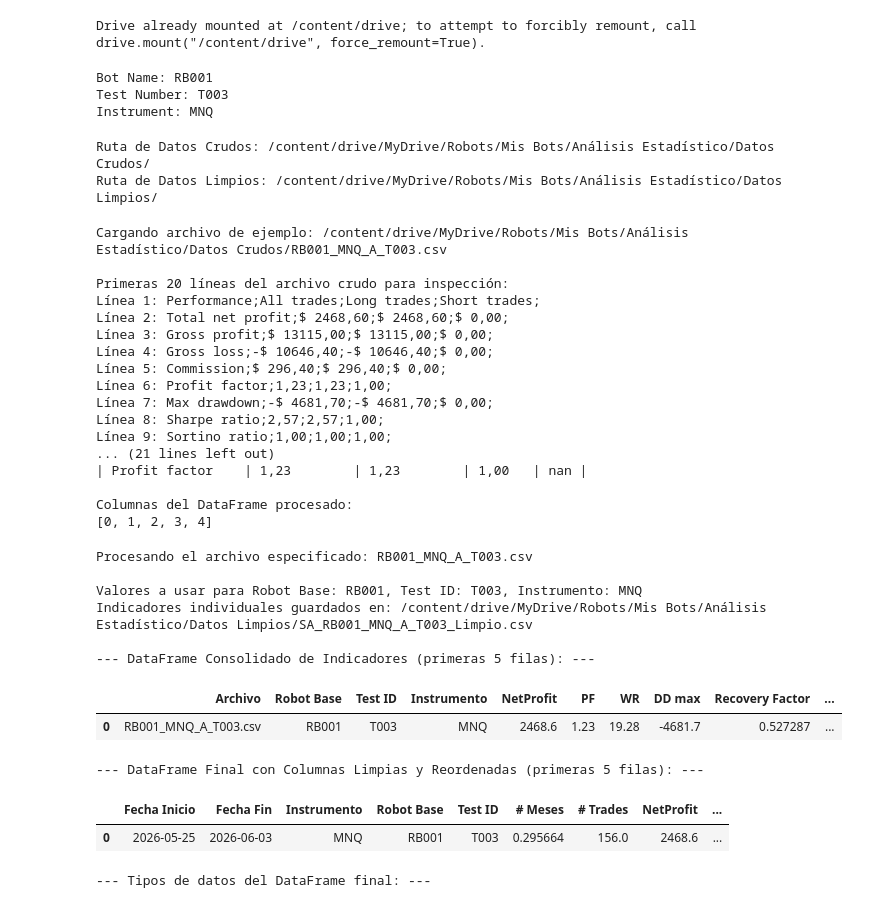
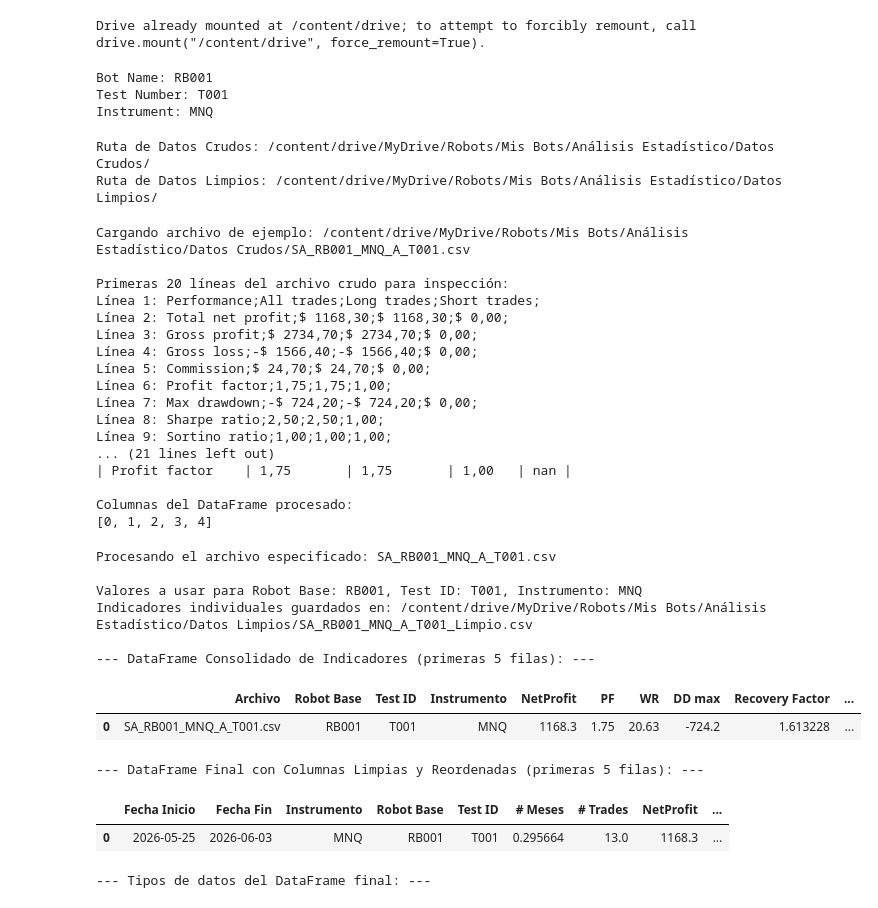
Before and after one commit to MarceCorreal2/Robots-NT, a Jupyter notebook: Procesamiento_Indicadores_Backtest_V3.ipynb, the cells around one changed output. Cells and saved outputs as stored; diff of their text form; code cells hidden in the pictures.

```diff
--- a/Procesamiento_Indicadores_Backtest_V3.ipynb
+++ b/Procesamiento_Indicadores_Backtest_V3.ipynb
@@ -32,7 +32,7 @@ Drive already mounted at /content/drive; to attempt to forcibly remount, call dr
 # Celda 3 — Definir Variables
 
 bot_name = 'RB001' # <-- Ajustado para que coincida con el nombre del archivo
-test_number = 'T003' # <--- Modifica este valor para diferentes pruebas (ej. 'T002')
+test_number = 'T001' # <--- Modifica este valor para diferentes pruebas (ej. 'T002')
 instrument = 'MNQ'
 
 print(f"Bot Name: {bot_name}")
@@ -40,7 +40,7 @@ print(f"Test Number: {test_number}")
 print(f"Instrument: {instrument}")
 # %% [output]
 Bot Name: RB001
-Test Number: T003
+Test Number: T001
 Instrument: MNQ
 # %%
 # Celda 4 — Definir Rutas dinámicas
@@ -57,7 +57,7 @@ Ruta de Datos Limpios: /content/drive/MyDrive/Robots/Mis Bots/Análisis Estadi
 #Celda 5 - Construir el nombre del archivo dinámicamente usando las variables definidas en Celda 3
 # Ajustado para que el nombre del archivo sea `RB001_MNQ_A_T003.csv`
 
-sample_file_name = f'{bot_name}_{instrument}_A_{test_number}.csv'
+sample_file_name = f'SA_{bot_name}_{instrument}_A_{test_number}.csv'
 sample_file_path = os.path.join(RAW_DATA_PATH, sample_file_name)
 
 print(f"Cargando archivo de ejemplo: {sample_file_path}")
@@ -119,20 +119,20 @@ except FileNotFoundError:
 except Exception as e:
     print(f"Error al leer el archivo CSV: {e}")
 # %% [output]
-Cargando archivo de ejemplo: /content/drive/MyDrive/Robots/Mis Bots/Análisis Estadístico/Datos Crudos/RB001_MNQ_A_T003.csv
+Cargando archivo de ejemplo: /content/drive/MyDrive/Robots/Mis Bots/Análisis Estadístico/Datos Crudos/SA_RB001_MNQ_A_T001.csv
 
 Primeras 20 líneas del archivo crudo para inspección:
 Línea 1: Performance;All trades;Long trades;Short trades;
-Línea 2: Total net profit;$ 2468,60;$ 2468,60;$ 0,00;
-Línea 3: Gross profit;$ 13115,00;$ 13115,00;$ 0,00;
-Línea 4: Gross loss;-$ 10646,40;-$ 10646,40;$ 0,00;
-Línea 5: Commission;$ 296,40;$ 296,40;$ 0,00;
-Línea 6: Profit factor;1,23;1,23;1,00;
-Línea 7: Max drawdown;-$ 4681,70;-$ 4681,70;$ 0,00;
-Línea 8: Sharpe ratio;2,57;2,57;1,00;
+Línea 2: Total net profit;$ 1168,30;$ 1168,30;$ 0,00;
+Línea 3: Gross profit;$ 2734,70;$ 2734,70;$ 0,00;
+Línea 4: Gross loss;-$ 1566,40;-$ 1566,40;$ 0,00;
+Línea 5: Commission;$ 24,70;$ 24,70;$ 0,00;
+Línea 6: Profit factor;1,75;1,75;1,00;
+Línea 7: Max drawdown;-$ 724,20;-$ 724,20;$ 0,00;
+Línea 8: Sharpe ratio;2,50;2,50;1,00;
 Línea 9: Sortino ratio;1,00;1,00;1,00;
 ... (21 lines left out)
-| Profit factor    | 1,23        | 1,23        | 1,00   | nan |
+| Profit factor    | 1,75       | 1,75       | 1,00   | nan |
 
 Columnas del DataFrame procesado:
 [0, 1, 2, 3, 4]
@@ -271,41 +271,42 @@ try:
 
         # --- Nuevo código para guardar el archivo limpio individual sin subdirectorios dinámicos ---
         individual_df = pd.DataFrame([file_indicators])
-        base_file_name = os.path.splitext(sample_file_name)[0] # e.g., 'RB001_MNQ_A_T003'
-        cleaned_individual_file_name = f"SA_{base_file_name}_Limpio.csv"
+        base_file_name = os.path.splitext(sample_file_name)[0] # e.g., 'SA_RB001_MNQ_A_T001'
+        # Corrected: Removed redundant 'SA_' prefix to avoid 'SA_SA_'
+        cleaned_individual_file_name = f"{base_file_name}_Limpio.csv"
 
         # La carpeta de salida es directamente CLEAN_DATA_PATH
         dynamic_output_dir = CLEAN_DATA_PATH
         os.makedirs(dynamic_output_dir, exist_ok=True)
 
         individual_output_path = os.path.join(dynamic_output_dir, cleaned_individual_file_name)
         individual_df.to_csv(individual_output_path, index=False)
         print(f"Indicadores individuales guardados en: {individual_output_path}")
         # --- Fin del nuevo código ---
 
 except FileNotFoundError:
     print(f"Error: El archivo '{sample_file_name}' no se encontró en la ruta '{RAW_DATA_PATH}'. Por favor, verifica la ruta y el nombre del archivo.")
 except Exception as e:
     print(f"Error al procesar el archivo {sample_file_name}: {e}")
 
 # Convertir la lista de diccionarios a un DataFrame consolidado
 if all_indicators_list:
     consolidated_df = pd.DataFrame(all_indicators_list)
     print("\n--- DataFrame Consolidado de Indicadores (primeras 5 filas): ---")
     display(consolidated_df.head())
 
     # No guardar el DataFrame consolidado aquí ya que la Celda 9 se encarga de la tabla maestra.
 else:
     print("No se pudieron procesar indicadores de ningún archivo.")
 # %% [output]
-Procesando el archivo especificado: RB001_MNQ_A_T003.csv
+Procesando el archivo especificado: SA_RB001_MNQ_A_T001.csv
 
-Valores a usar para Robot Base: RB001, Test ID: T003, Instrumento: MNQ
-Indicadores individuales guardados en: /content/drive/MyDrive/Robots/Mis Bots/Análisis Estadístico/Datos Limpios/SA_RB001_MNQ_A_T003_Limpio.csv
+Valores a usar para Robot Base: RB001, Test ID: T001, Instrumento: MNQ
+Indicadores individuales guardados en: /content/drive/MyDrive/Robots/Mis Bots/Análisis Estadístico/Datos Limpios/SA_RB001_MNQ_A_T001_Limpio.csv
 
 --- DataFrame Consolidado de Indicadores (primeras 5 filas): ---
 |  | Archivo | Robot Base | Test ID | Instrumento | NetProfit | PF | WR | DD max | Recovery Factor | ... |
-| 0 | RB001_MNQ_A_T003.csv | RB001 | T003 | MNQ | 2468.6 | 1.23 | 19.28 | -4681.7 | 0.527287 | ... |
+| 0 | SA_RB001_MNQ_A_T001.csv | RB001 | T001 | MNQ | 1168.3 | 1.75 | 20.63 | -724.2 | 1.613228 | ... |
 # %%
 # Celda 7 - Limpieza y reordenamiento de datos finales
 
@@ -377,7 +378,7 @@ else:
 # %% [output]
 --- DataFrame Final con Columnas Limpias y Reordenadas (primeras 5 filas): ---
 |  | Fecha Inicio | Fecha Fin | Instrumento | Robot Base | Test ID | # Meses | # Trades | NetProfit | ... |
-| 0 | 2026-05-25 | 2026-06-03 | MNQ | RB001 | T003 | 0.295664 | 156.0 | 2468.6 | ... |
+| 0 | 2026-05-25 | 2026-06-03 | MNQ | RB001 | T001 | 0.295664 | 13.0 | 1168.3 | ... |
 # %%
 # Celda 8 - Verificar tipos de datos del DataFrame final
 print("\n--- Tipos de datos del DataFrame final: ---")
```
Also changed, not shown: parts of 3 cells of this notebook.
